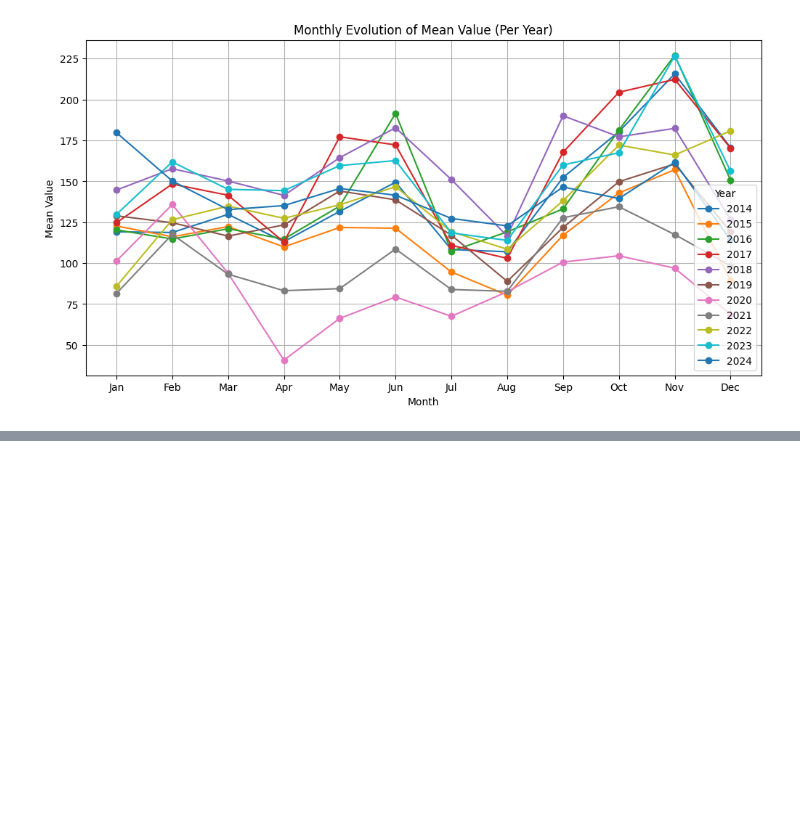
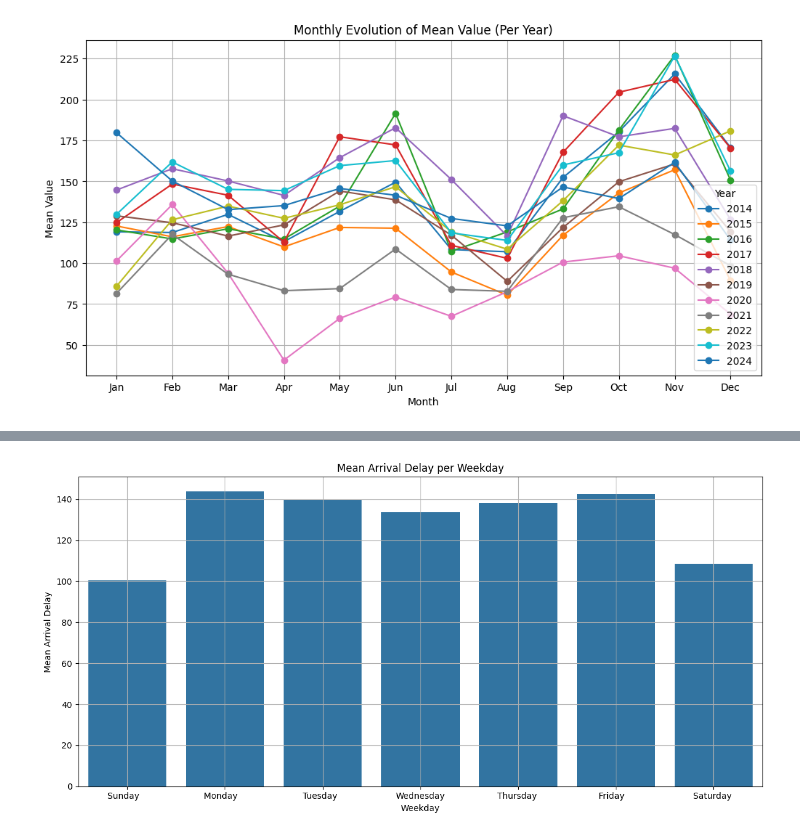
Before and after one commit to LeiY769/DataProject, a Jupyter notebook: eda.ipynb, the cells around one changed output, grey strips where cells are left out. Cells and saved outputs as stored; diff of their text form; code cells hidden in the pictures; blank space fills up the shorter version.

```diff
--- a/eda.ipynb
+++ b/eda.ipynb
@@ -183,3 +185,18 @@ plt.grid(True)
 plt.show()
 # %% [output]
 [figure]
+# %%
+query = """
+SELECT
+    TO_CHAR(departure_date, 'Day') AS weekday,
+    EXTRACT(DOW FROM departure_date) AS weekday_number,
+    AVG(delay_arrival) AS avg_arrival_delay,
+    AVG(delay_departure) AS avg_departure_delay
+FROM datanase
+GROUP BY weekday, weekday_number
+ORDER BY weekday_number;
+"""
+
+df = pd.read_sql(sqla.text(query), connection)
+
+print(df)
@@ -185,0 +212,15 @@ plt.show()
+# %%
+# using sns to plot the data in a bar chart
+import seaborn as sns
+
+
+plt.figure(figsize=(12, 6))
+sns.barplot(x="weekday", y="avg_arrival_delay", data=df)
+plt.xlabel("Weekday")
+plt.ylabel("Mean Arrival Delay")
+plt.title("Mean Arrival Delay per Weekday")
+plt.grid(True)
+plt.tight_layout()
+plt.show()
+# %% [output]
+[figure, added]
```
Also changed, not shown: parts of 15 cells of this notebook.
